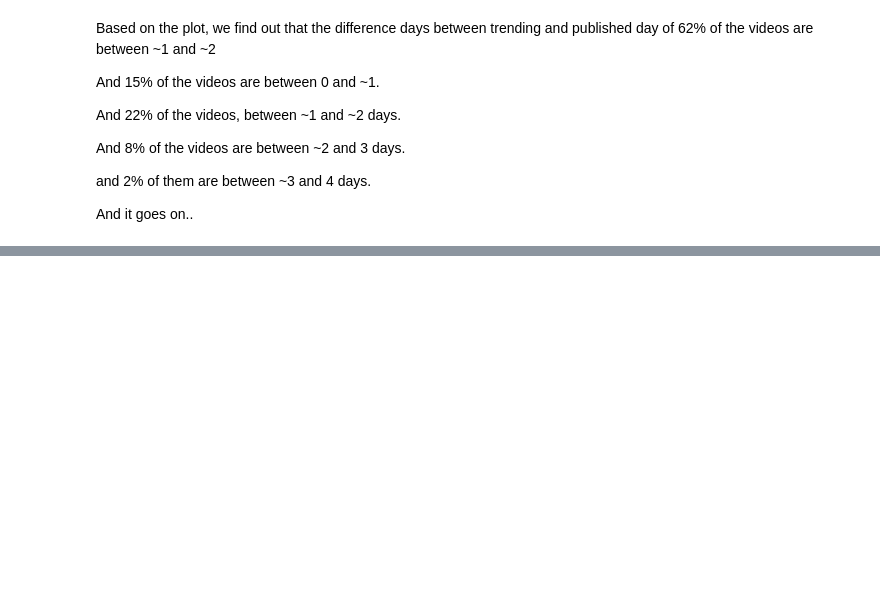
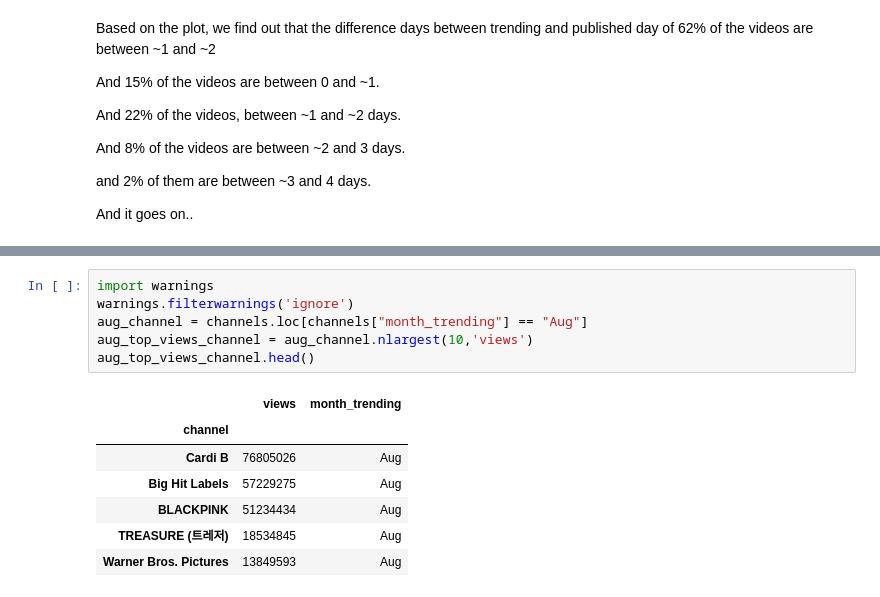
Before and after one commit to mehtee/Youtube_analysis_project, a Jupyter notebook: project.ipynb, the cells around one changed output, grey strips where cells are left out. Drawn from its saved outputs; the diff is of its cells as text; blank space fills up the shorter version.

```diff
--- a/project.ipynb
+++ b/project.ipynb
@@ -333,0 +372,14 @@ And it goes on..
+# %%
+import warnings
+warnings.filterwarnings('ignore')
+aug_channel = channels.loc[channels["month_trending"] == "Aug"]
+aug_top_views_channel = aug_channel.nlargest(10,'views')
+aug_top_views_channel.head()
+# %% [output]
+|  | views | month_trending |
+| channel |  |  |
+| Cardi B | 76805026 | Aug |
+| Big Hit Labels | 57229275 | Aug |
+| BLACKPINK | 51234434 | Aug |
+| TREASURE (트레저) | 18534845 | Aug |
+| Warner Bros. Pictures | 13849593 | Aug |
```
Also changed, not shown: parts of 10 cells of this notebook.
